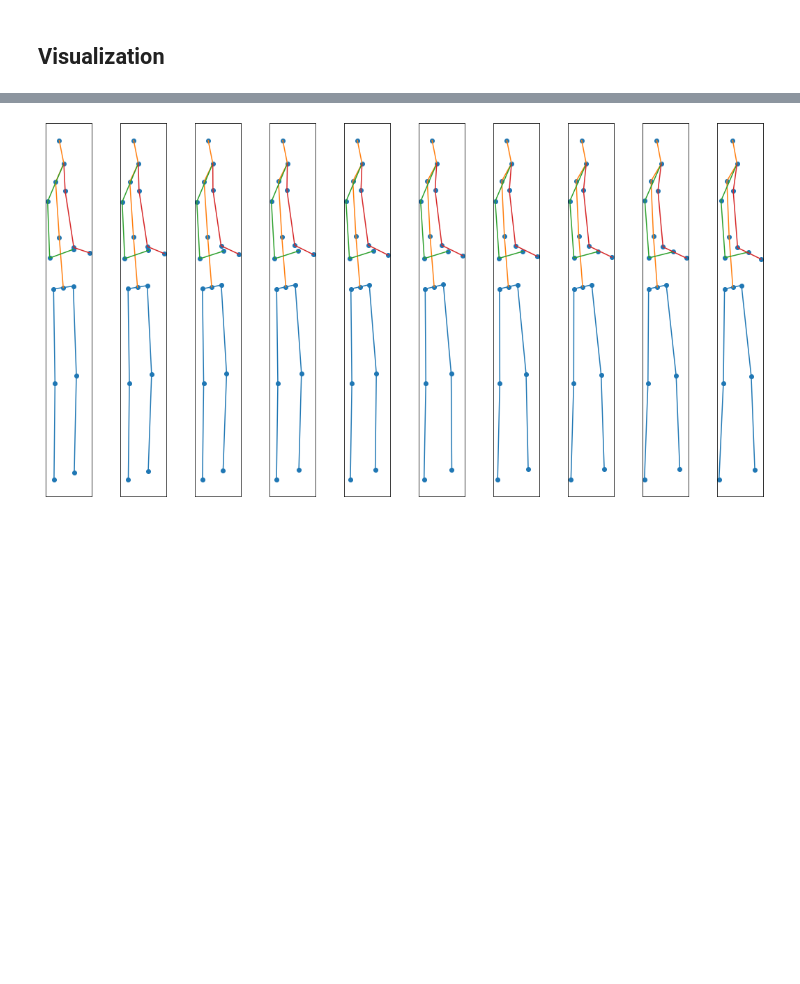
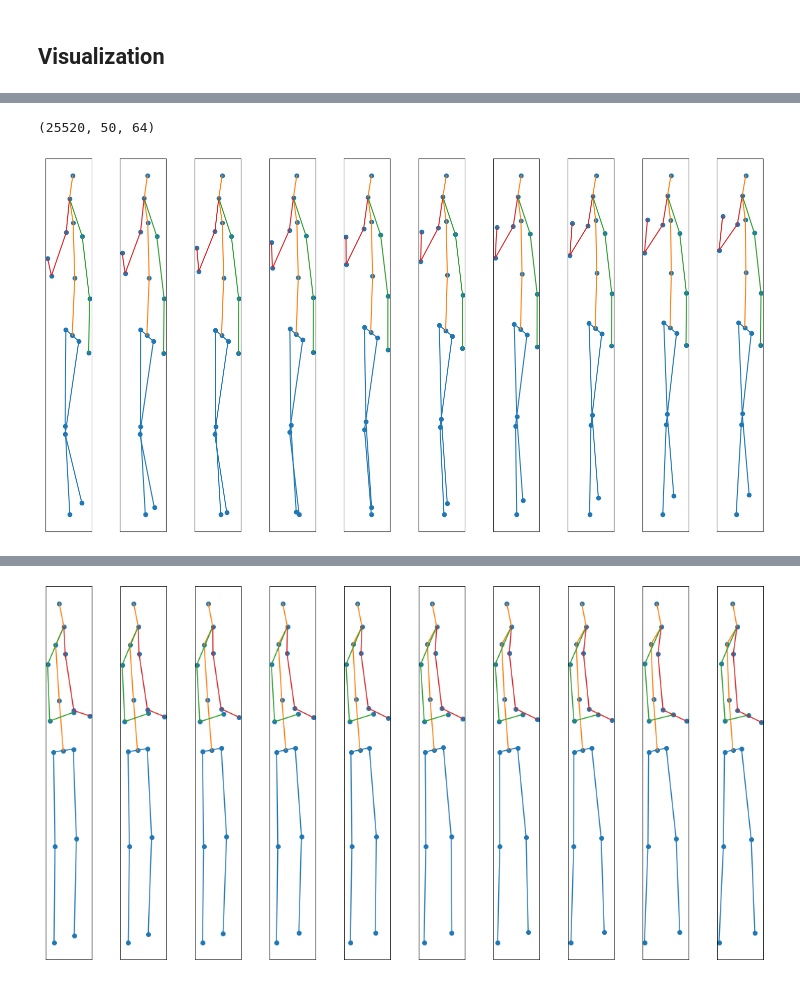
Before and after one commit to IbramMedhat/Human-Motion-Synthesis, a Jupyter notebook: GlocalNet_full_implmentation.ipynb, the cells around one changed output, grey strips where cells are left out. Drawn from its saved outputs; the diff is of its cells as text; code cells hidden in the pictures; blank space fills up the shorter version.

```diff
--- a/GlocalNet_full_implmentation.ipynb
+++ b/GlocalNet_full_implmentation.ipynb
@@ -574,6 +564,8 @@ def visualize_frames(sample, dynamic_joints_only=False,
 ## Experimentations
 # %% [markdown]
 ### Reading and Preprocessing the Dataset
+# %%
+sampled_data_short_term = Dataset_loading('./H3.6csv', sample_size=20, include_movable_joints=False).read_dataset()
 # %%
 #For long term prediction, we need a sample size of 60(10 frames input sequance, 50 frames predicted sequance)
 sampled_data_all = Dataset_loading('./H3.6csv', sample_size=60, include_movable_joints=False).read_dataset()
@@ -587,7 +583,12 @@ sampled_data_all = sampled_data_all[:total_batches-(total_batches%20)]
 # %%
 #To make the data divisible for batch size of 20
 sampled_data_movable = sampled_data_movable[:total_batches-(total_batches%20)]
+# %%
+total_batches_short_term = sampled_data_short_term.shape[0]
+sampled_data_short_term = sampled_data_short_term[:total_batches_short_term-(total_batches_short_term%20)]
 # %%
 sampled_dataX_all, sampled_dataY_all = split_to_features_labels(sampled_data_all, input_sequance_size=10, total_features=64)
 # %%
 sampled_dataX_movable, sampled_dataY_movable = split_to_features_labels(sampled_data_movable, input_sequance_size=10, total_features=34)
+# %%
+sampled_dataX_short_term, sampled_dataY_short_term = split_to_features_labels(sampled_data_short_term, input_sequance_size=10, total_features=64)
@@ -725,0 +942,8 @@ history_model14, glocal_model14 = run_experiment(preprocessed_downsampled_dataX_
+# %%
+predictions.shape
+# %% [output]
+(25520, 50, 64)
+# %%
+visualize_frames(sampled_dataY_short_term[50000])
+# %% [output]
+[figure, added]
```
Also changed, not shown: parts of 44 cells of this notebook.
